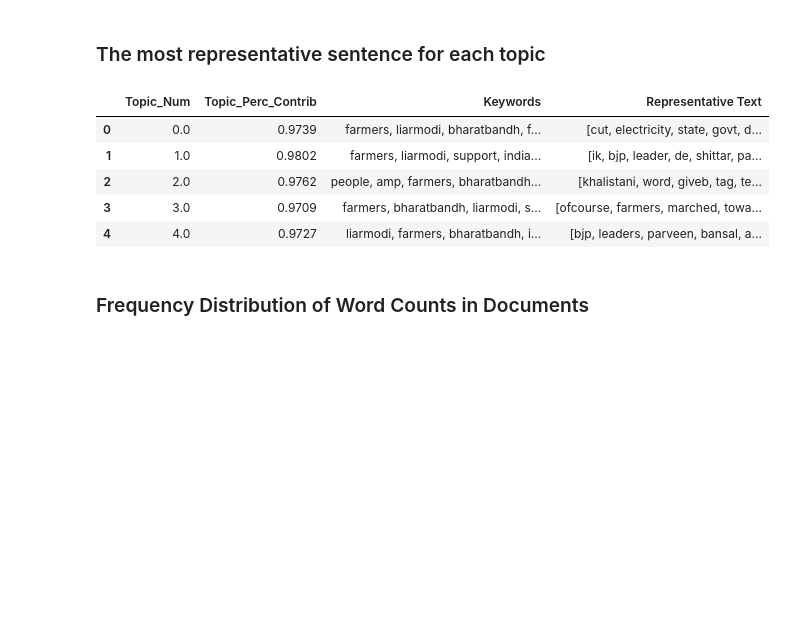
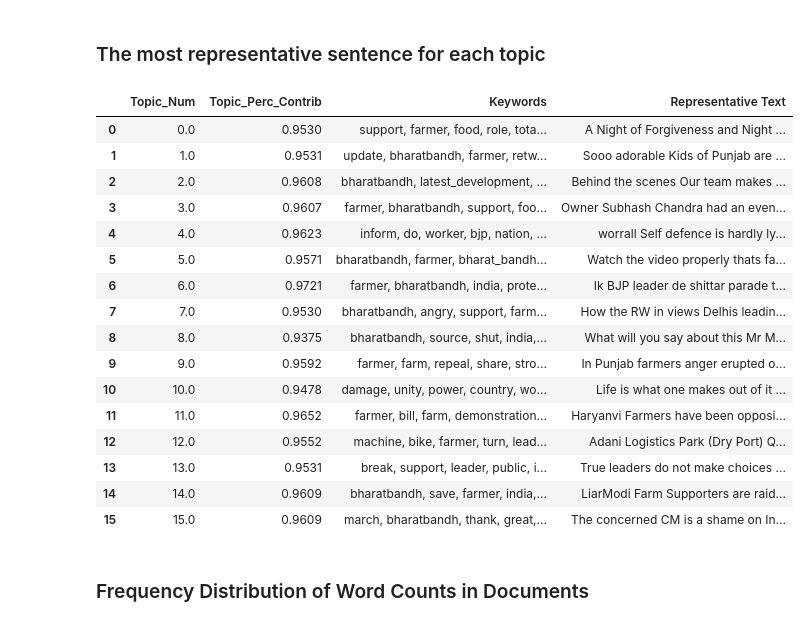
Before and after one commit to RegsonDR/Social-Media-Analytics, a Jupyter notebook: src/main.ipynb, the cells around one changed output. Drawn from its saved outputs; the diff is of its cells as text; code cells hidden in the pictures; blank space fills up the shorter version.

```diff
--- a/src/main.ipynb
+++ b/src/main.ipynb
@@ -279,0 +274,14 @@ doc_lda = lda_model[corpus]
+# %%
+model_list, coherence_values = compute_coherence_values(dictionary=id2word, corpus=corpus, texts=data_lemmatized, start=2, limit=40, step=2)
+# %%
+# Show graph
+start=2; limit=40; step=2;
+x = range(start, limit, step)
+plt.plot(x, coherence_values)
+plt.xlabel("Num Topics")
+plt.ylabel("Coherence score")
+plt.legend(("coherence_values"), loc='best')
+plt.show()
+# Print the coherence scores
+for m, cv in zip(x, coherence_values):
+    print("Num Topics =", m, " has Coherence Value of", round(cv, 4))
@@ -279,0 +313,5 @@ doc_lda = lda_model[corpus]
+# %%
+# Select the model and print the topics
+optimal_model = model_list[10]
+model_topics = optimal_model.show_topics(formatted=False)
+pprint(optimal_model.print_topics(num_words=10))
@@ -282,12 +338,10 @@ doc_lda = lda_model[corpus]
 # %%
-def format_topics_sentences(ldamodel=None, corpus=corpus, texts=data):
+def format_topics_sentences(ldamodel=optimal_model, corpus=corpus, texts=data):
     # Init output
     sent_topics_df = pd.DataFrame()
 
     # Get main topic in each document
-    for i, row_list in enumerate(ldamodel[corpus]):
-        row = row_list[0] if ldamodel.per_word_topics else row_list
-        # print(row)
+    for i, row in enumerate(ldamodel[corpus]):
         row = sorted(row, key=lambda x: (x[1]), reverse=True)
         # Get the Dominant topic, Perc Contribution and Keywords for each document
         for j, (topic_num, prop_topic) in enumerate(row):
@@ -305,11 +359,13 @@ def format_topics_sentences(ldamodel=None, corpus=corpus, texts=data):
     return(sent_topics_df)
 
 
-df_topic_sents_keywords = format_topics_sentences(ldamodel=lda_model, corpus=corpus, texts=data_words)
+df_topic_sents_keywords = format_topics_sentences(ldamodel=optimal_model, corpus=corpus, texts=data)
 
 # Format
 df_dominant_topic = df_topic_sents_keywords.reset_index()
 df_dominant_topic.columns = ['Document_No', 'Dominant_Topic', 'Topic_Perc_Contrib', 'Keywords', 'Text']
+
+# Show
 df_dominant_topic.head(10)
 # %% [output]
 |  | Document_No | Dominant_Topic | Topic_Perc_Contrib | Keywords | Text |
@@ -326,32 +382,40 @@ df_dominant_topic.head(10)
 # %% [markdown]
 ### The most representative sentence for each topic
 # %%
-# Display setting to show more characters in column
-pd.options.display.max_colwidth = 100
-
 sent_topics_sorteddf_mallet = pd.DataFrame()
 sent_topics_outdf_grpd = df_topic_sents_keywords.groupby('Dominant_Topic')
 
 for i, grp in sent_topics_outdf_grpd:
     sent_topics_sorteddf_mallet = pd.concat([sent_topics_sorteddf_mallet,
                                              grp.sort_values(['Perc_Contribution'], ascending=False).head(1)],
                                             axis=0)
 
 # Reset Index
 sent_topics_sorteddf_mallet.reset_index(drop=True, inplace=True)
 
 # Format
 sent_topics_sorteddf_mallet.columns = ['Topic_Num', "Topic_Perc_Contrib", "Keywords", "Representative Text"]
 
 # Show
 sent_topics_sorteddf_mallet
 # %% [output]
 |  | Topic_Num | Topic_Perc_Contrib | Keywords | Representative Text |
-| 0 | 0.0 | 0.9739 | farmers, liarmodi, bharatbandh, f... | [cut, electricity, state, govt, d... |
-| 1 | 1.0 | 0.9802 | farmers, liarmodi, support, india... | [ik, bjp, leader, de, shittar, pa... |
-| 2 | 2.0 | 0.9762 | people, amp, farmers, bharatbandh... | [khalistani, word, giveb, tag, te... |
-| 3 | 3.0 | 0.9709 | farmers, bharatbandh, liarmodi, s... | [ofcourse, farmers, marched, towa... |
-| 4 | 4.0 | 0.9727 | liarmodi, farmers, bharatbandh, i... | [bjp, leaders, parveen, bansal, a... |
+| 0 | 0.0 | 0.9530 | support, farmer, food, role, tota... | A Night of Forgiveness and Night ... |
+| 1 | 1.0 | 0.9531 | update, bharatbandh, farmer, retw... | Sooo adorable Kids of Punjab are ... |
+| 2 | 2.0 | 0.9608 | bharatbandh, latest_development, ... | Behind the scenes Our team makes ... |
+| 3 | 3.0 | 0.9607 | farmer, bharatbandh, support, foo... | Owner Subhash Chandra had an even... |
+| 4 | 4.0 | 0.9623 | inform, do, worker, bjp, nation, ... | worrall Self defence is hardly ly... |
+| 5 | 5.0 | 0.9571 | bharatbandh, farmer, bharat_bandh... | Watch the video properly thats fa... |
+| 6 | 6.0 | 0.9721 | farmer, bharatbandh, india, prote... | Ik BJP leader de shittar parade t... |
+| 7 | 7.0 | 0.9530 | bharatbandh, angry, support, farm... | How the RW in views Delhis leadin... |
+| 8 | 8.0 | 0.9375 | bharatbandh, source, shut, india,... | What will you say about this Mr M... |
+| 9 | 9.0 | 0.9592 | farmer, farm, repeal, share, stro... | In Punjab farmers anger erupted o... |
+| 10 | 10.0 | 0.9478 | damage, unity, power, country, wo... | Life is what one makes out of it ... |
+| 11 | 11.0 | 0.9652 | farmer, bill, farm, demonstration... | Haryanvi Farmers have been opposi... |
+| 12 | 12.0 | 0.9552 | machine, bike, farmer, turn, lead... | Adani Logistics Park (Dry Port) Q... |
+| 13 | 13.0 | 0.9531 | break, support, leader, public, i... | True leaders do not make choices ... |
+| 14 | 14.0 | 0.9609 | bharatbandh, save, farmer, india,... | LiarModi Farm Supporters are raid... |
+| 15 | 15.0 | 0.9609 | march, bharatbandh, thank, great,... | The concerned CM is a shame on In... |
 # %% [markdown]
 ### Frequency Distribution of Word Counts in Documents
 # %%
```
Also changed, not shown: parts of 27 cells of this notebook, 5 other files.
